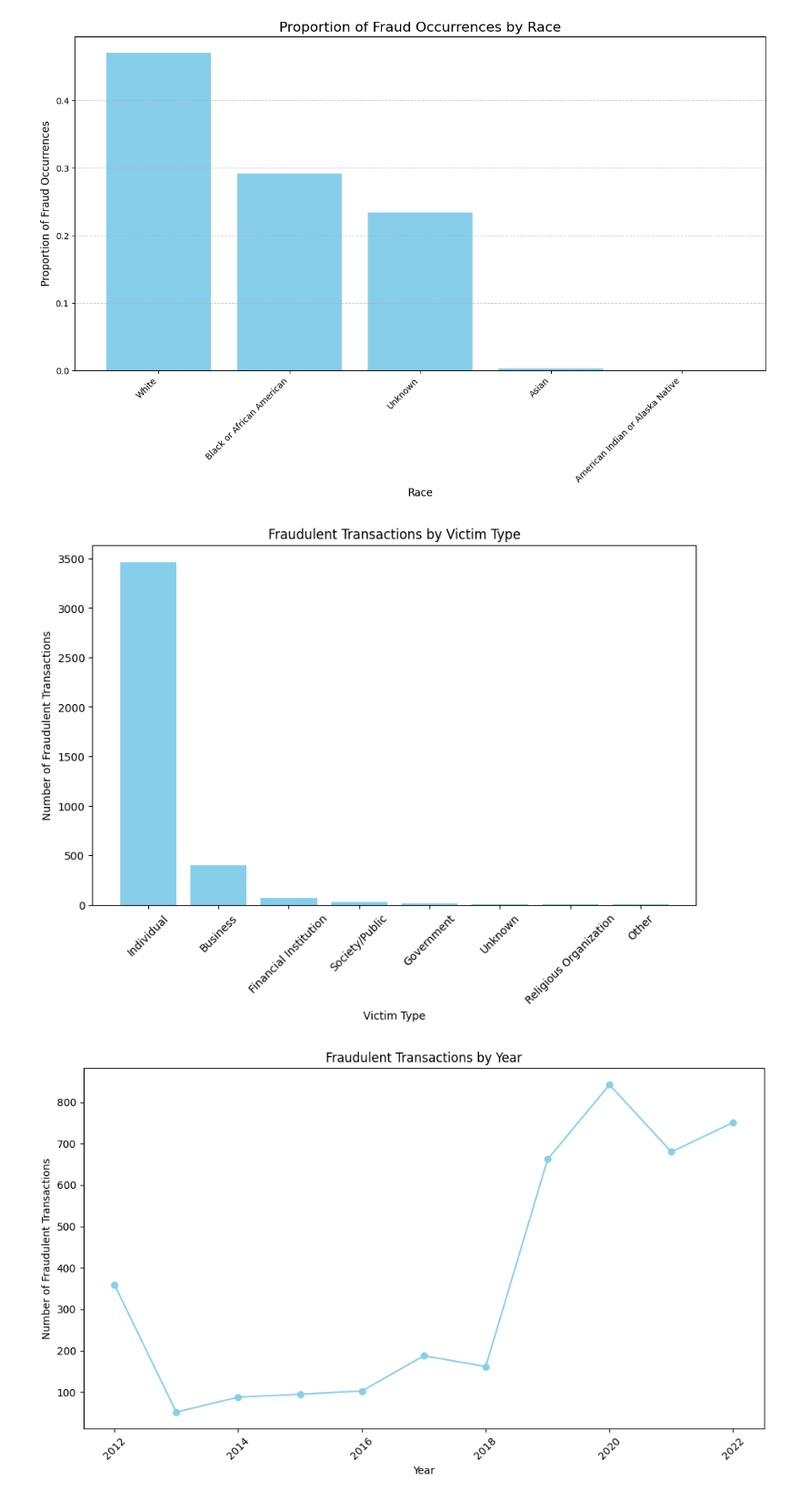
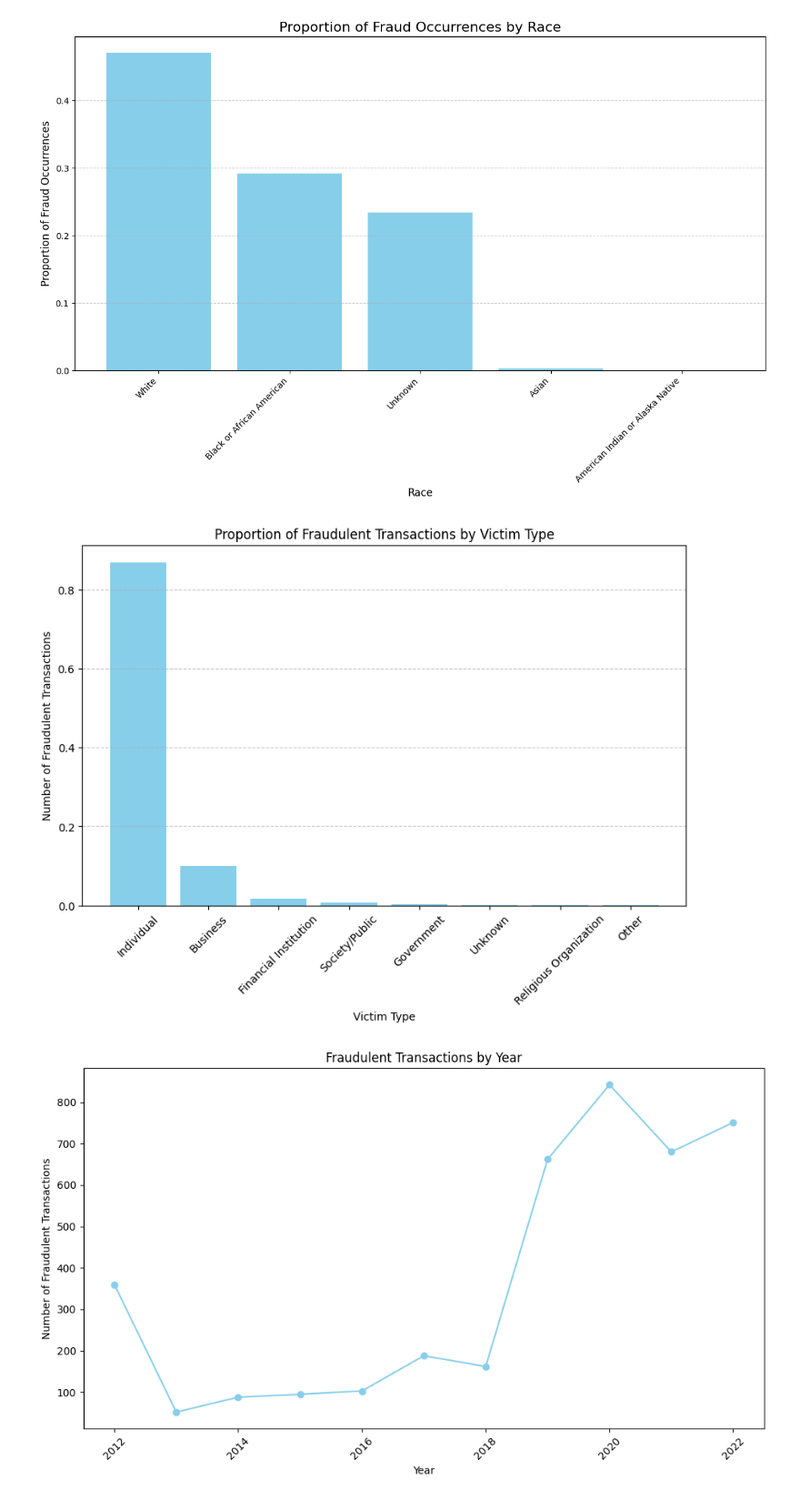
Before and after one commit to ryantangmj/ryantangmj.github.io, a Jupyter notebook: final_tutorial.ipynb, the cells around one changed output. Shown at 91% size. Drawn from its saved outputs; the diff is of its cells as text; code cells hidden in the pictures.

Commit message:
Changed cargo fraud file

```diff
--- a/final_tutorial.ipynb
+++ b/final_tutorial.ipynb
@@ -19,0 +11,3 @@ data_cargo.head()
+# %%
+data_cargo = pd.read_csv("https://raw.githubusercontent.com/ryantangmj/ryantangmj.github.io/refs/heads/main/cargo_fraud_only.csv", index_col=0)
+data_cargo.head()
@@ -20,8 +23,8 @@ data_cargo.head()
 # %%
-fraud_data = data_cargo[data_cargo["offense_name"].isin(["Credit Card/Automated Teller Machine Fraud",
+data_cargo_fraud = data_cargo[data_cargo["offense_name"].isin(["Credit Card/Automated Teller Machine Fraud",
                                               "Wire Fraud",
                                               "Welfare Fraud"])]
-fraud_data.head()
+data_cargo_fraud.head()
 # %% [output]
 |  | data_year | ori | pub_agency_name | pub_agency_unit | agency_type_name | state_abbr | state_name | ... |
 | 349 | 2012 | SC0200000 | Fairfield | NaN | County | SC | South Carolina | ... |
@@ -94,18 +97,19 @@ plt.show()
 # %% [output]
 [figure]
 # %%
-# count the occurrences of fraud by account type
-fraud_by_type = fraud_data['victim_type_name'].value_counts()
+# count the occurrences of fraud by victim type
+fraud_by_type = data_cargo_fraud['victim_type_name'].value_counts(normalize=True).sort_values(ascending=False)
 
 # plotting the bar plot
 plt.figure(figsize=(10, 6))
 plt.bar(fraud_by_type.index, fraud_by_type.values, color='skyblue')
 plt.xlabel('Victim Type')
 plt.xticks(rotation=45)
 plt.ylabel('Number of Fraudulent Transactions')
-plt.title('Fraudulent Transactions by Victim Type')
+plt.title('Proportion of Fraudulent Transactions by Victim Type')
+plt.grid(axis='y', linestyle='--', alpha=0.7)
 plt.show()
 # %% [output]
-[figure, old version]
+[figure, new version]
 # %%
 # count the occurrences of fraud by year
```
Also changed, not shown: parts of 8 cells of this notebook, 1 other file.
